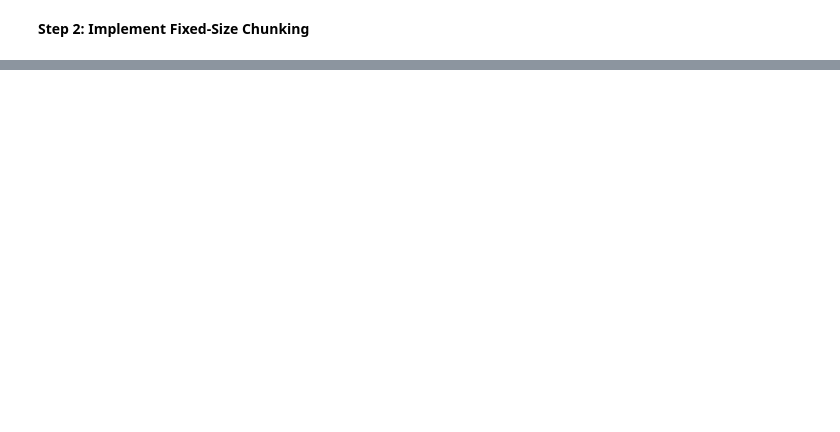
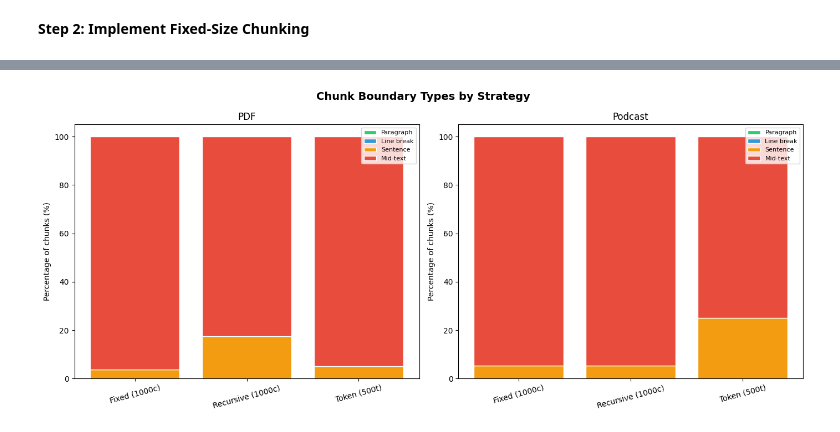
Before and after one commit to dlbosma-hue/bootcamp_env, a Jupyter notebook: LAB_2.04_different_ways2chunck/chunking_strategies.ipynb, the cells around one changed output, grey strips where cells are left out. Saved outputs shown, nothing was run; the diff lists cells and outputs as text; code cells hidden in the pictures; blank space fills up the shorter version.

```diff
--- a/LAB_2.04_different_ways2chunck/chunking_strategies.ipynb
+++ b/LAB_2.04_different_ways2chunck/chunking_strategies.ipynb
@@ -120,0 +1524,94 @@ NameError: name 'documents' is not defined
+# %%
+# ── Where Do Chunks Break? — Boundary Analysis ─────────────────────
+import re
+
+def classify_boundary(chunk_text):
+    """Classify how a chunk ends: sentence, paragraph, line, or mid-text."""
+    stripped = chunk_text.rstrip()
+    if stripped.endswith(('\n\n',)):
+        return "Paragraph"
+    if stripped.endswith(('\n',)):
+        return "Line break"
+    if re.search(r'[.!?]$', stripped):
+        return "Sentence"
+    return "Mid-text"
+
+# Analyze boundary types for each strategy
+print("="*90)
+print("  WHERE DO CHUNKS BREAK? — Boundary Type Analysis")
+print("="*90)
+
+boundary_data = []
+
+for strat_name, splitter in splitters_compare.items():
+    for src_name, text in sources.items():
+        chunks = splitter.split_text(text)
+        boundaries = [classify_boundary(c) for c in chunks]
+
+        counts = {}
+        for b in ["Paragraph", "Line break", "Sentence", "Mid-text"]:
+            counts[b] = boundaries.count(b)
+
+        boundary_data.append({
+            "Strategy": strat_name,
+            "Source": src_name,
+            "Total": len(chunks),
+            **counts,
+        })
+
+        print(f"\n  {strat_name} | {src_name} ({len(chunks)} chunks)")
+        for btype in ["Paragraph", "Line break", "Sentence", "Mid-text"]:
+            pct = counts[btype] / len(chunks) * 100
+            bar = "#" * int(pct / 2)
+            print(f"    {btype:<12} {counts[btype]:>4} ({pct:>5.1f}%)  {bar}")
+
+# ── Stacked bar chart of boundary types ──
+fig, (ax1, ax2) = plt.subplots(1, 2, figsize=(14, 6))
+fig.suptitle("Chunk Boundary Types by Strategy", fontsize=14, fontweight="bold")
+
+boundary_types = ["Paragraph", "Line break", "Sentence", "Mid-text"]
+boundary_colors = {"Paragraph": "#2ecc71", "Line break": "#3498db", "Sentence": "#f39c12", "Mid-text": "#e74c3c"}
+
+for ax, src_name in zip([ax1, ax2], ["PDF", "Podcast"]):
+    strat_names = []
+    bottom = None
+    for btype in boundary_types:
+        vals = []
+        for entry in boundary_data:
+            if entry["Source"] == src_name:
+                vals.append(entry[btype] / entry["Total"] * 100)
+                if btype == boundary_types[0]:
+                    strat_names.append(entry["Strategy"])
+        if bottom is None:
+            bottom = [0] * len(vals)
+        bars = ax.bar(strat_names, vals, bottom=bottom, label=btype, color=boundary_colors[btype], edgecolor="white")
+        bottom = [b + v for b, v in zip(bottom, vals)]
+
+    ax.set_ylabel("Percentage of chunks (%)")
+    ax.set_title(src_name)
+    ax.set_ylim(0, 105)
+    ax.legend(loc="upper right", fontsize=8)
+    ax.tick_params(axis='x', rotation=15)
+
+plt.tight_layout()
+plt.show()
+
+# ── Show concrete examples of good vs bad boundaries ──
+print(f"\n{'='*90}")
+print("  CONCRETE EXAMPLES: Best vs Worst Boundary Quality")
+print(f"{'='*90}")
+
+for src_name, text in sources.items():
+    print(f"\n  {src_name}:")
+    for strat_name, splitter in splitters_compare.items():
+        chunks = splitter.split_text(text)
+        # Find a chunk that ends cleanly and one that doesn't
+        clean = next((c for c in chunks[1:5] if classify_boundary(c) != "Mid-text"), None)
+        broken = next((c for c in chunks[1:5] if classify_boundary(c) == "Mid-text"), None)
+
+        print(f"\n    {strat_name}:")
+        if clean:
+            print(f"      Clean end:  ...{repr(clean[-70:])}")
+        if broken:
+            print(f"      Broken end: ...{repr(broken[-70:])}")
+# %% [output]
@@ -120,0 +1635 @@ NameError: name 'documents' is not defined
+[figure, added]
```
Also changed, not shown: parts of 47 cells of this notebook, 53 other files.
